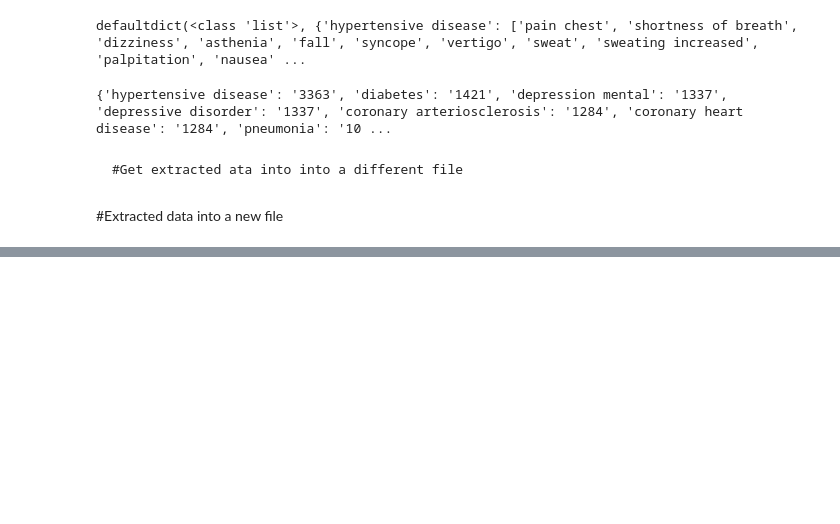
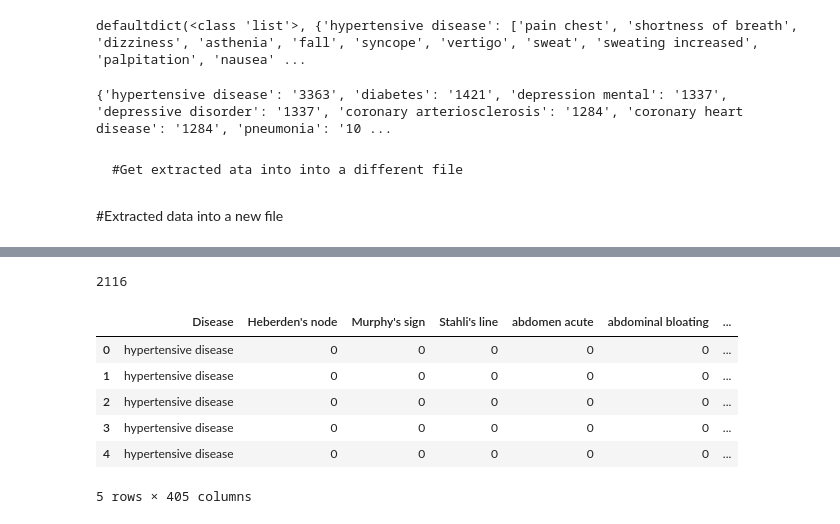
Before and after one commit to gyatashoa/final-year-project, a Jupyter notebook: data-analysis-and-ml-code/disease-set-data-preprocessing.ipynb, the cells around one changed output, grey strips where cells are left out. Drawn from its saved outputs; the diff is of its cells as text; code cells hidden in the pictures; blank space fills up the shorter version.

```diff
--- a/data-analysis-and-ml-code/disease-set-data-preprocessing.ipynb
+++ b/data-analysis-and-ml-code/disease-set-data-preprocessing.ipynb
@@ -71,0 +76,3 @@ array(['decubitus ulcer'], dtype=object)
+# %%
+df = data.copy()
+df_1 = pd.get_dummies(df.Symptom)
@@ -71,0 +98,2 @@ array(['decubitus ulcer'], dtype=object)
+# %%
+df_s = df['Disease']
@@ -71,0 +104,14 @@ array(['decubitus ulcer'], dtype=object)
+# %%
+len(df_pivoted)
+# %% [output]
+2116
+# %%
+df_pivoted.head()
+# %% [output]
+|  | Disease | Heberden's node | Murphy's sign | Stahli's line | abdomen acute | abdominal bloating | ... |
+| 0 | hypertensive disease | 0 | 0 | 0 | 0 | 0 | ... |
+| 1 | hypertensive disease | 0 | 0 | 0 | 0 | 0 | ... |
+| 2 | hypertensive disease | 0 | 0 | 0 | 0 | 0 | ... |
+| 3 | hypertensive disease | 0 | 0 | 0 | 0 | 0 | ... |
+| 4 | hypertensive disease | 0 | 0 | 0 | 0 | 0 | ... |
+5 rows × 405 columns
```
Also changed, not shown: parts of 33 cells of this notebook, 4 other files.
